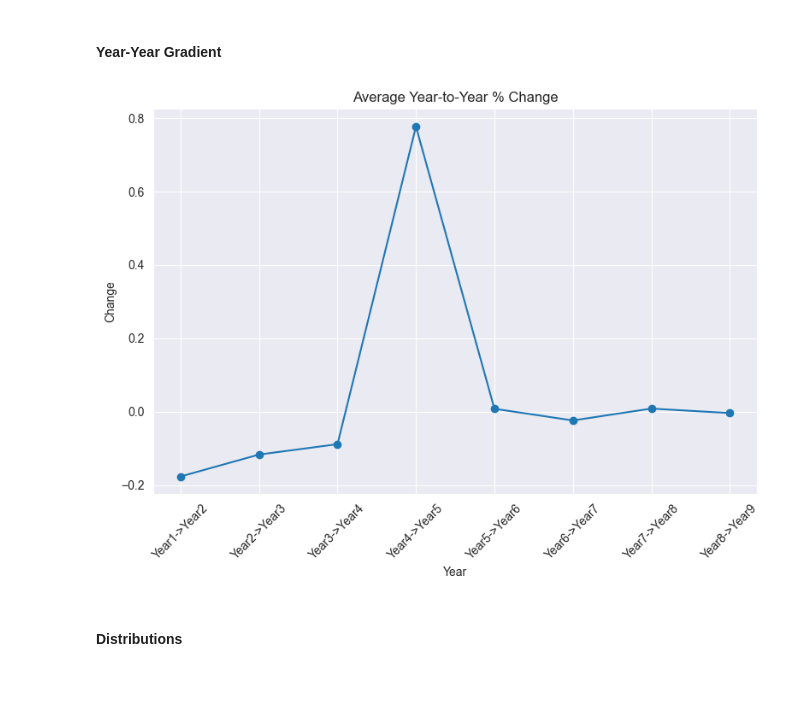
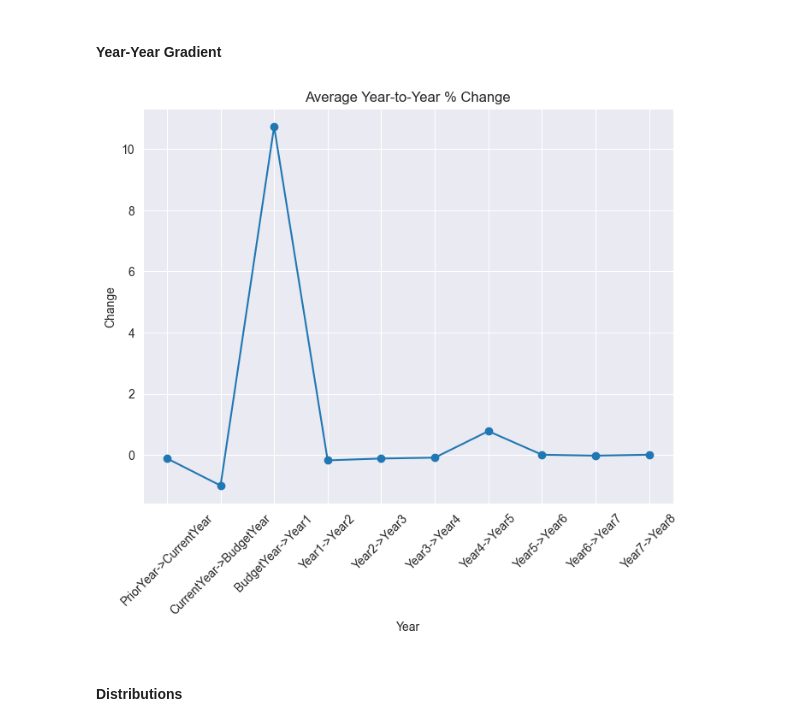
Before and after one commit to is-leeroy-jenkins/BudgetPy, a Jupyter notebook: ipynb/max.ipynb, the cells around one changed output. Drawn from its saved outputs; the diff is of its cells as text; code cells hidden in the pictures; blank space fills up the shorter version.

```diff
--- a/ipynb/max.ipynb
+++ b/ipynb/max.ipynb
@@ -71,7 +71,8 @@ Together, these data elements allow for in-depth longitudinal analyses of federa
 # Step 1: Load the Excel file subset
 file_path = r'C:\Users\terry\source\repos\BudgetPy\data\excel\CombinedSchedules.xlsx'
 categorical_columns = ['CombinedSchedulesId', 'MainAccount', 'LineName', 'LineNumber' ]
-numeric_columns = [ 'PriorYear', 'CurrentYear', 'BudgetYear' ] + [ f'Year{i}' for i in range( 1, 10 ) ]
+numeric_columns = [ 'PriorYear', 'CurrentYear', 'BudgetYear' ] + [ f'Year{i}' for i in range( 1, 9 ) ]
+outyears = [ f'Year{i}' for i in range( 1, 9 ) ]
 cols_to_load = categorical_columns + numeric_columns
 # %%
 # Read Excel, set index and load columns
@@ -91,6 +126,6 @@ df_numeric = df[numeric_columns].copy( )
 # %%
 # Step 2.1: Normalize the numeric data using StandardScaler (Z-score)
 scaler = StandardScaler( )
-df_norm = pd.DataFrame( scaler.fit_transform( df_numeric ), columns = numeric_columns, index = df.index )
+df_norm = pd.DataFrame( scaler.fit_transform( df_numeric ), columns = numeric_columns )
 df_norm
 # %% [output]
@@ -146,6 +178,6 @@ anomalies
 - It also supports accountability by highlighting unusual or unexpected changes that may warrant further investigation. Ultimately, this analysis is a fundamental tool for monitoring the financial health and direction of government activities over time.
 # %%
 # Calculate year-to-year percent changes (for Year1 through Year9)
-df_pct_change = df_norm[ years_cols ].pct_change( axis = 1 ).iloc[ :, 1: ]
+df_pct_change = df_norm[ numeric_columns ].pct_change( axis = 1 ).iloc[ :, 1: ]
 df_pct_change
 # %% [output]
@@ -211,21 +242,21 @@ plt.show( )
 # %%
 # 4. Line plot of average year-to-year % change with corrected ticks
 mean_pct_change = df_pct_change.mean( )
 plt.figure( figsize = (8, 6) )
 plt.plot( range( len( mean_pct_change ) ), mean_pct_change, marker = 'o' )
 plt.title( 'Average Year-to-Year % Change' )
 plt.ylabel( 'Change' )
 plt.xlabel( 'Year' )
 ticks = range( len( mean_pct_change ) )
 plt.xticks(
     ticks = ticks,
-    labels = [ f'{years_cols[ i ]}->{years_cols[ i + 1 ]}' for i in ticks ],
+    labels = [ f'{numeric_columns[ i ]}->{numeric_columns[ i + 1 ]}' for i in ticks ],
     rotation = 45
 )
-plt.tight_layout( )
+
 plt.show( )
 # %% [output]
-[figure, old version]
+[figure, new version]
 # %% [markdown]
 #### Distributions
 # %%
```
Also changed, not shown: parts of 11 cells of this notebook.
